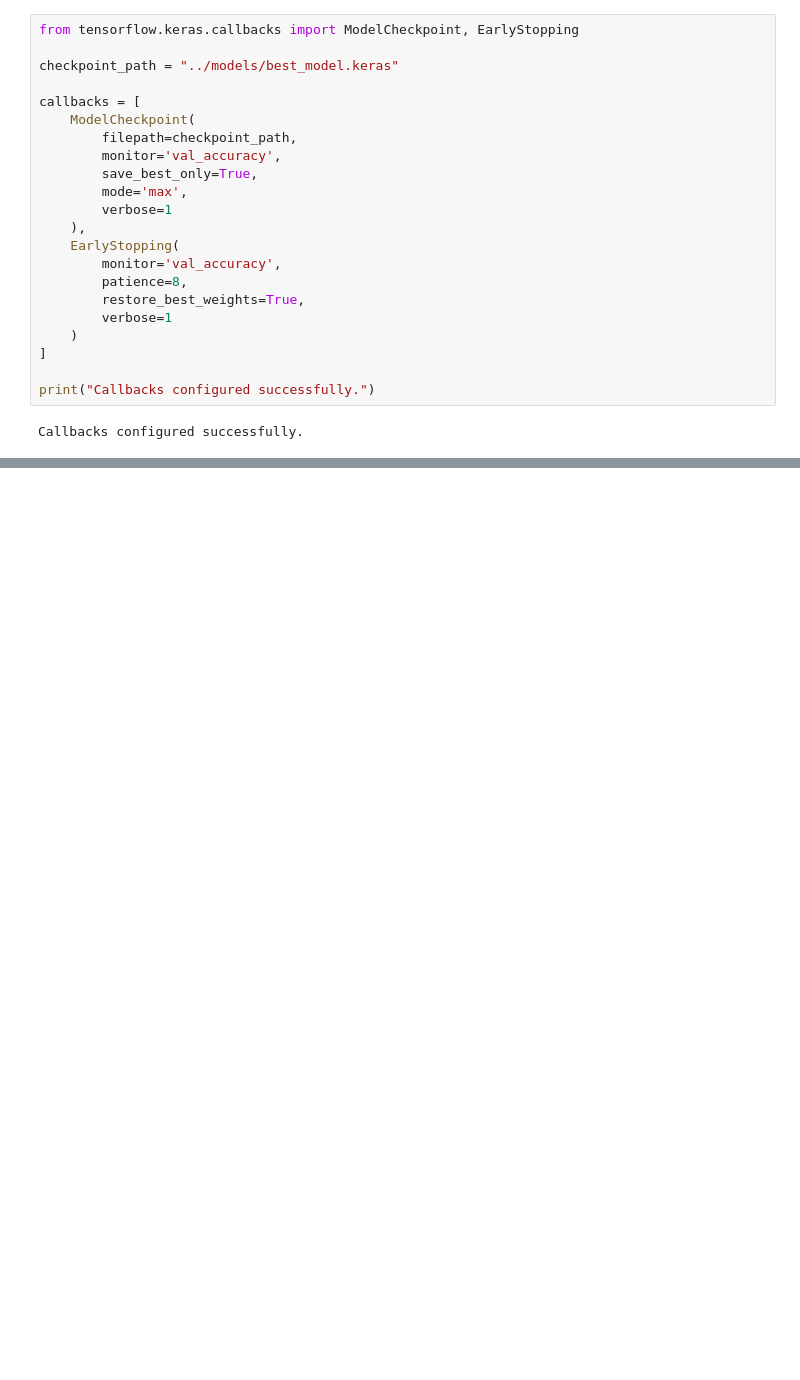
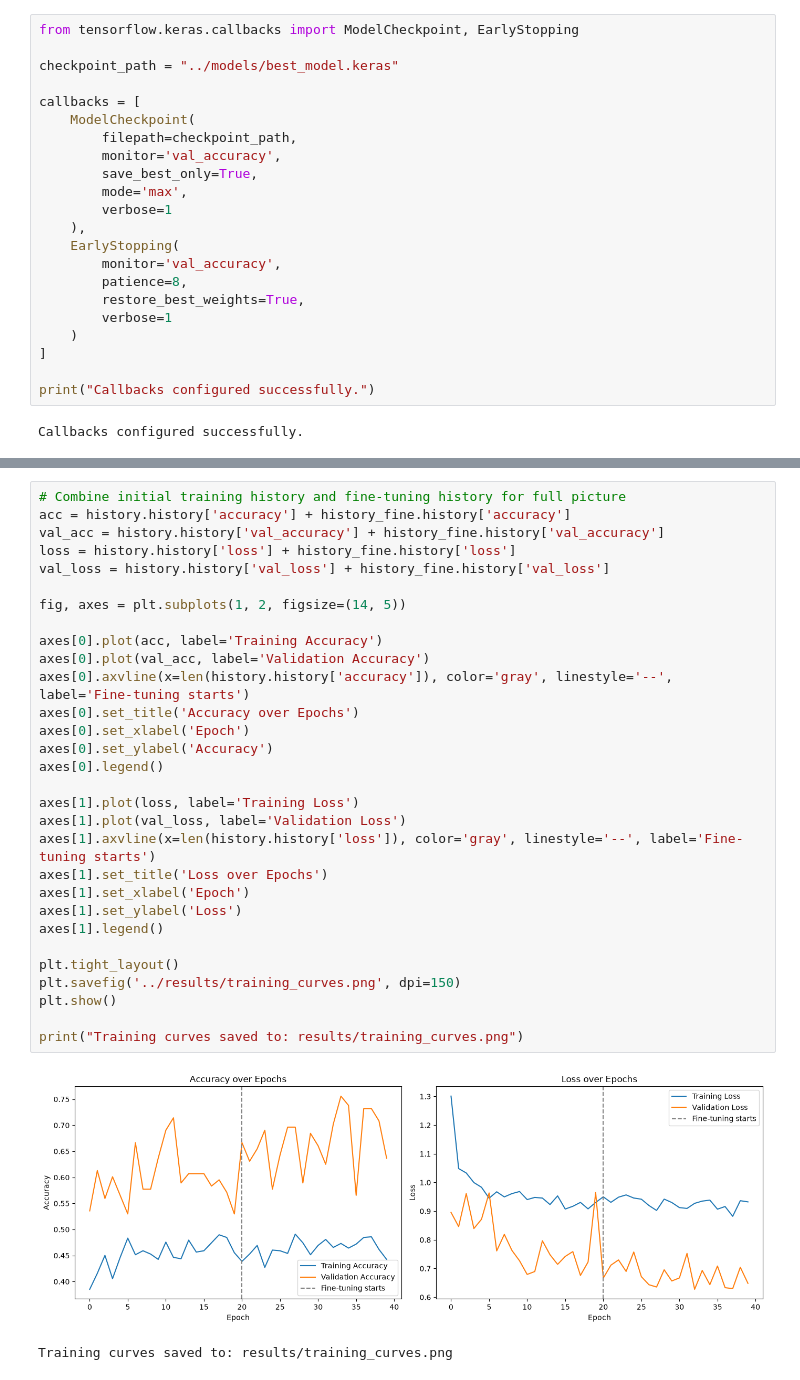
Before and after one commit to 2005shalini/wheat-image-classification, a Jupyter notebook: notebooks/02_model_building.ipynb, the cells around one changed output, grey strips where cells are left out. Drawn from its saved outputs; the diff is of its cells as text; blank space fills up the shorter version.

```diff
--- a/notebooks/02_model_building.ipynb
+++ b/notebooks/02_model_building.ipynb
@@ -192,0 +308,33 @@ Restoring model weights from the end of the best epoch: 6.
+# %%
+# Combine initial training history and fine-tuning history for full picture
+acc = history.history['accuracy'] + history_fine.history['accuracy']
+val_acc = history.history['val_accuracy'] + history_fine.history['val_accuracy']
+loss = history.history['loss'] + history_fine.history['loss']
+val_loss = history.history['val_loss'] + history_fine.history['val_loss']
+
+fig, axes = plt.subplots(1, 2, figsize=(14, 5))
+
+axes[0].plot(acc, label='Training Accuracy')
+axes[0].plot(val_acc, label='Validation Accuracy')
+axes[0].axvline(x=len(history.history['accuracy']), color='gray', linestyle='--', label='Fine-tuning starts')
+axes[0].set_title('Accuracy over Epochs')
+axes[0].set_xlabel('Epoch')
+axes[0].set_ylabel('Accuracy')
+axes[0].legend()
+
+axes[1].plot(loss, label='Training Loss')
+axes[1].plot(val_loss, label='Validation Loss')
+axes[1].axvline(x=len(history.history['loss']), color='gray', linestyle='--', label='Fine-tuning starts')
+axes[1].set_title('Loss over Epochs')
+axes[1].set_xlabel('Epoch')
+axes[1].set_ylabel('Loss')
+axes[1].legend()
+
+plt.tight_layout()
+plt.savefig('../results/training_curves.png', dpi=150)
+plt.show()
+
+print("Training curves saved to: results/training_curves.png")
+# %% [output]
+[figure, added]
+Training curves saved to: results/training_curves.png
```
Also changed, not shown: parts of 7 cells of this notebook, 4 other files.
